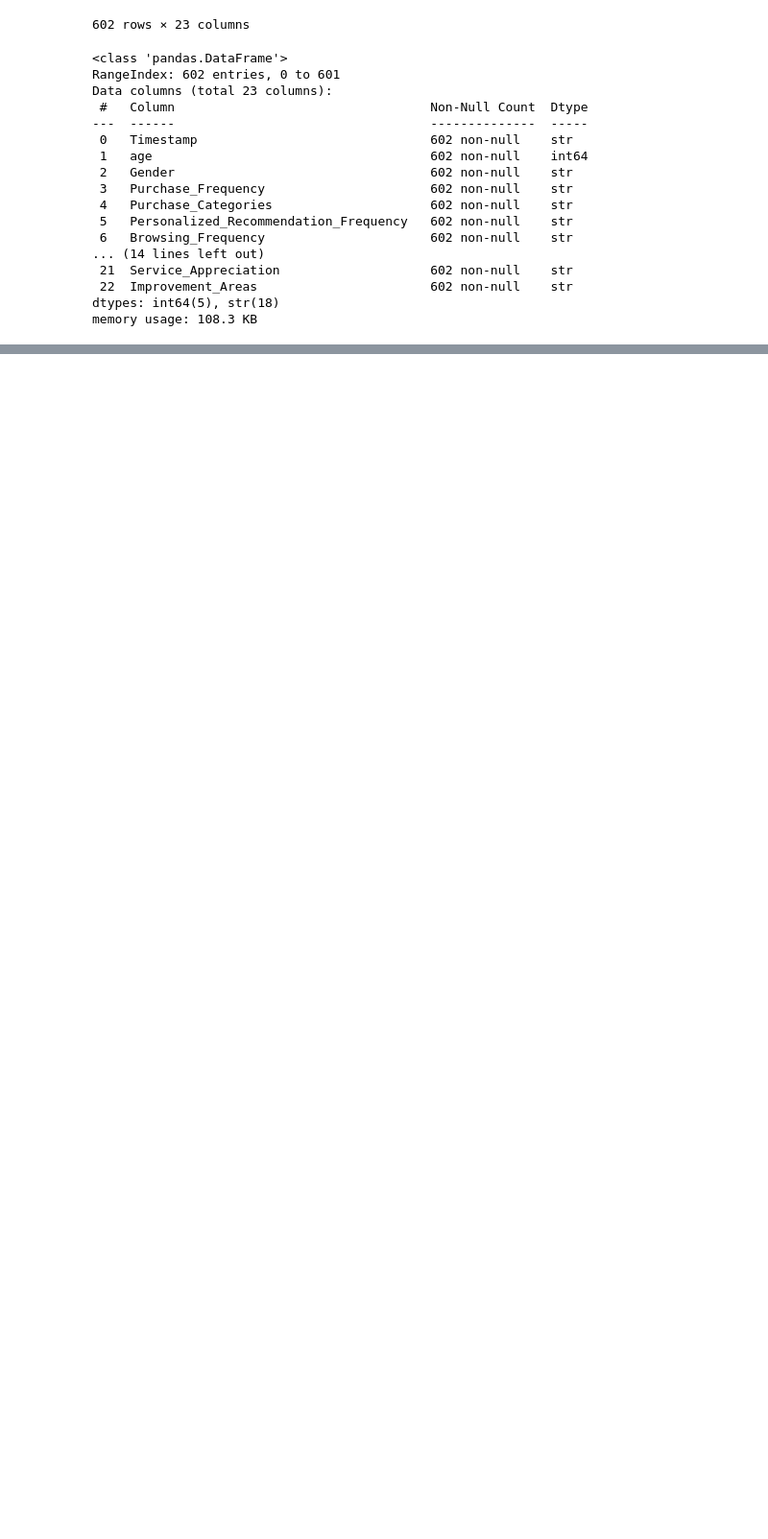
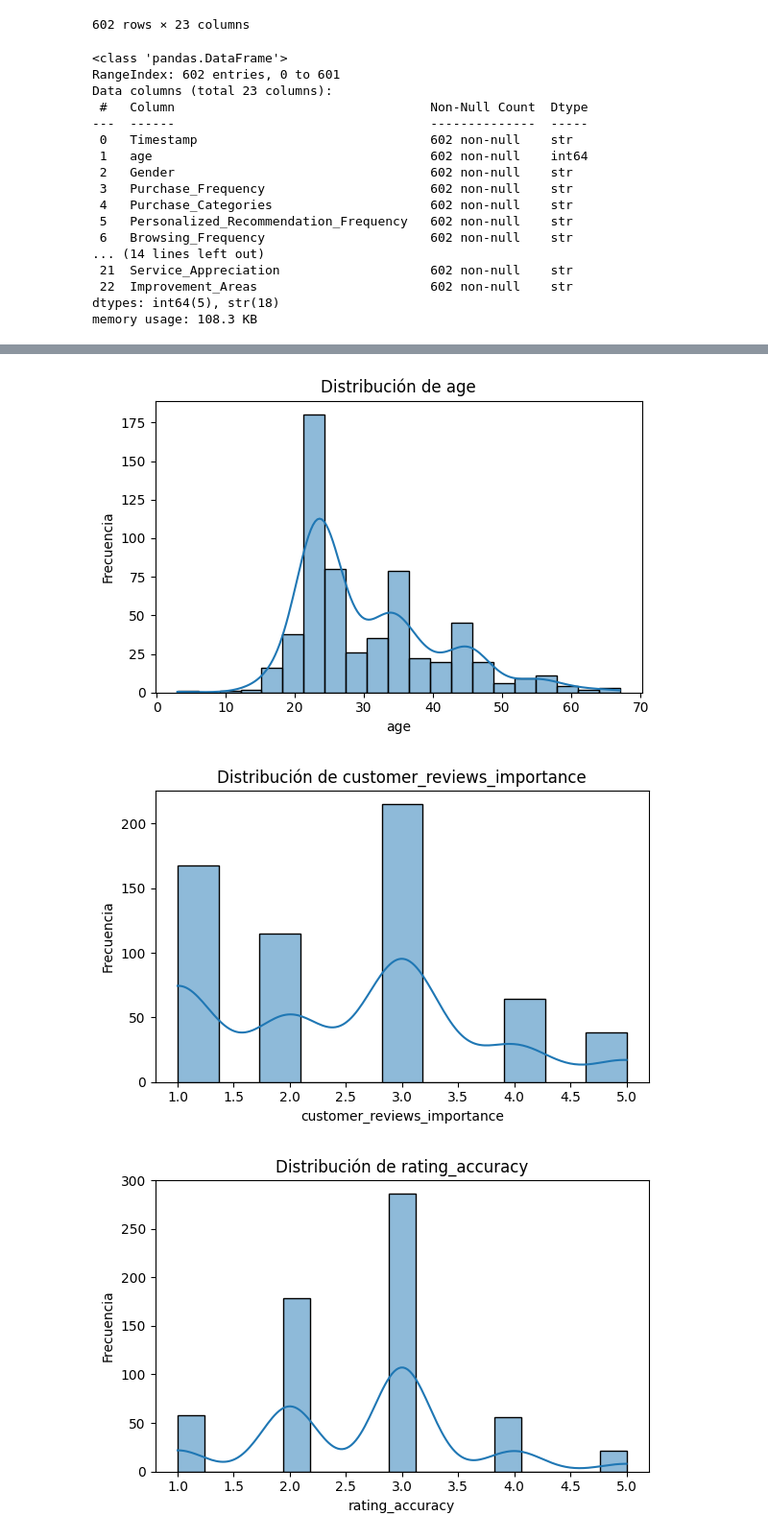
Before and after one commit to Paula-02/EDA_ClientesAmazon, a Jupyter notebook: src/notebooks/1_exploring_dataset.ipynb, the cells around one changed output, grey strips where cells are left out. Shown at 96% size. Drawn from its saved outputs; the diff is of its cells as text; code cells hidden in the pictures; blank space fills up the shorter version.

```diff
--- a/src/notebooks/1_exploring_dataset.ipynb
+++ b/src/notebooks/1_exploring_dataset.ipynb
@@ -28,7 +29,10 @@ df
 | 601 | 2023/06/16 9:16:05 AM GMT+5:30 | 23 | Female | Once a week | Clothing and Fashion | Sometimes | ... |
 602 rows × 23 columns
 # %%
-df.info() # no hay NAs
+# eliminar missing values (solo 2 NA en columna 7)
+df.info()
+
+df = df.dropna();
 # %% [output]
 <class 'pandas.DataFrame'>
 RangeIndex: 602 entries, 0 to 601
@@ -109,0 +118,9 @@ lista
+# %%
+df["personalized_recommendation_frequency"] = (
+    df["personalized_recommendation_frequency"]
+      .astype("category")  # o "string"
+)
+
+# reconstruir listas
+num_cols = df.select_dtypes(include=[np.number]).columns.tolist()
+cat_cols = df.select_dtypes(include=["object", "category"]).columns.tolist()
@@ -109,0 +159,11 @@ lista
+# %%
+# Ver qué columnas de cat_cols tienen valores tipo list u otros no hashables
+problem_cols = []
+
+for col in cat_cols:
+    # sample pequeño para no recorrer todo si el dataset es grande
+    sample = df[col].dropna().head(100)
+    if sample.apply(lambda x: isinstance(x, (list, dict, set))).any():
+        problem_cols.append(col)
+
+problem_cols
@@ -109,0 +172,6 @@ lista
+# %%
+#columnas de cat_cols tienen valores tipo list u otros no hashables
+
+df["purchase_categories_list"] = df["purchase_categories_list"].apply(
+     lambda x: ",".join(map(str, x)) if isinstance(x, list) else x
+ )
@@ -109,0 +238,15 @@ lista
+# %%
+# 2.2 Histogramas + KDE para cada variable numérica
+
+for col in num_cols:
+    plt.figure(figsize=(6, 4))
+    sns.histplot(df[col], kde=True)
+    plt.title(f"Distribución de {col}")
+    plt.xlabel(col)
+    plt.ylabel("Frecuencia")
+    plt.tight_layout()
+    plt.show()
+# %% [output]
+[figure, added]
+[figure, added]
+[figure, added]
```
Also changed, not shown: parts of 35 cells of this notebook, 2 other files.
